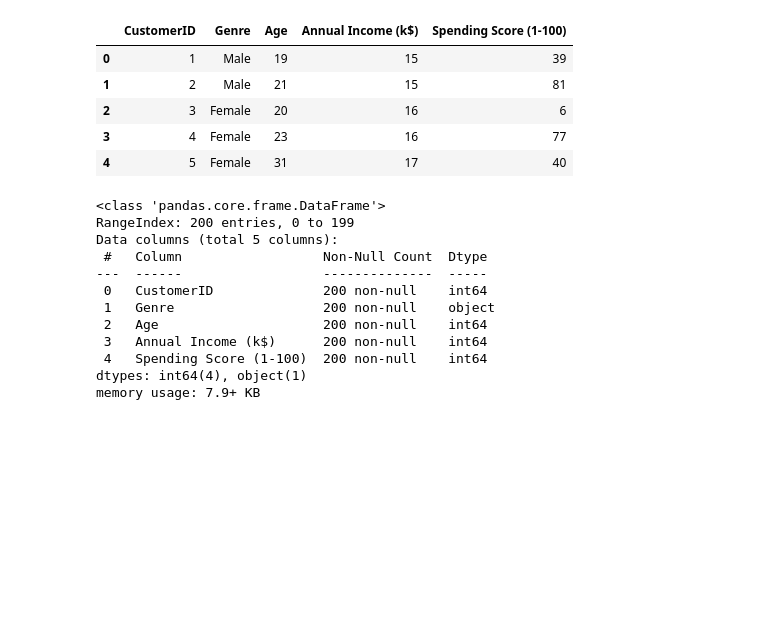
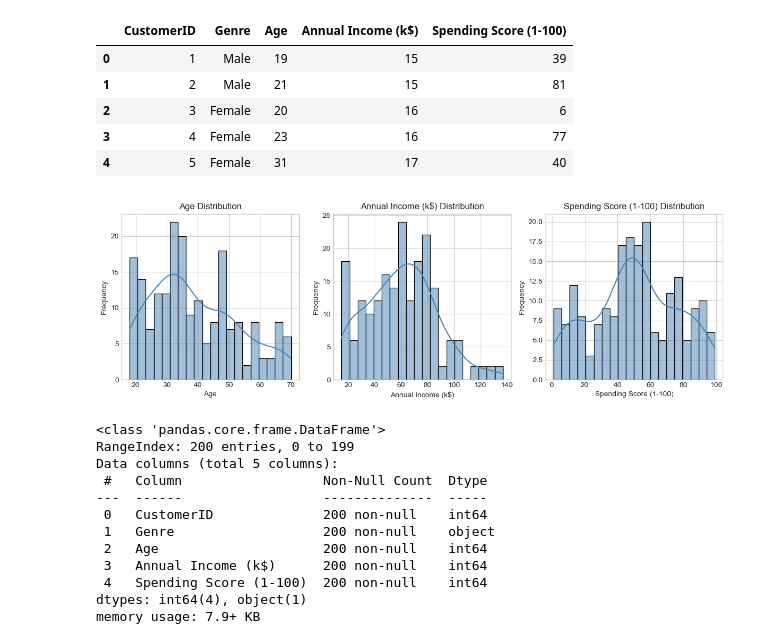
Before and after one commit to Pseudonymous-gdy/Data-Mining-Project, a Jupyter notebook: Preprocessing.ipynb, the cells around one changed output. Drawn from its saved outputs; the diff is of its cells as text; code cells hidden in the pictures; blank space fills up the shorter version.

```diff
--- a/Preprocessing.ipynb
+++ b/Preprocessing.ipynb
@@ -13,6 +13,23 @@ df.head()
 | 2 | 3 | Female | 20 | 16 | 6 |
 | 3 | 4 | Female | 23 | 16 | 77 |
 | 4 | 5 | Female | 31 | 17 | 40 |
+# %%
+cols = ['Age', 'Annual Income (k$)', 'Spending Score (1-100)']
+
+plt.style.use('seaborn-v0_8-whitegrid')
+plt.figure(figsize=(12, 4))
+
+for i, col in enumerate(cols):
+    plt.subplot(1, 3, i + 1)
+    sns.histplot(df[col], kde=True, bins=20, color='steelblue')
+    plt.title(f'{col} Distribution')
+    plt.xlabel(col)
+    plt.ylabel('Frequency')
+
+plt.tight_layout()
+plt.show()
+# %% [output]
+[figure, added]
 # %%
 # get metadata
 df.info()
```
Also changed, not shown: parts of 3 cells of this notebook.
